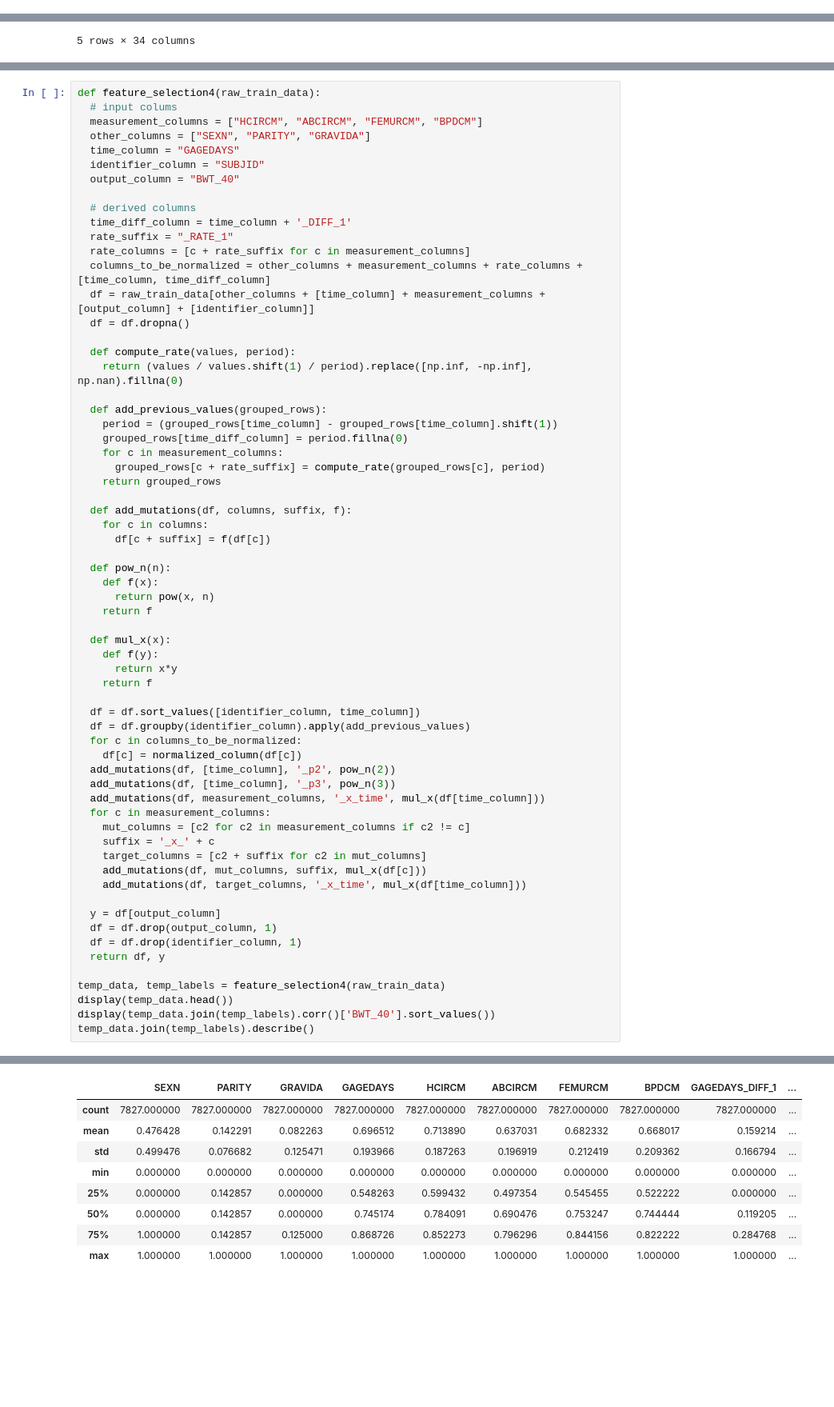
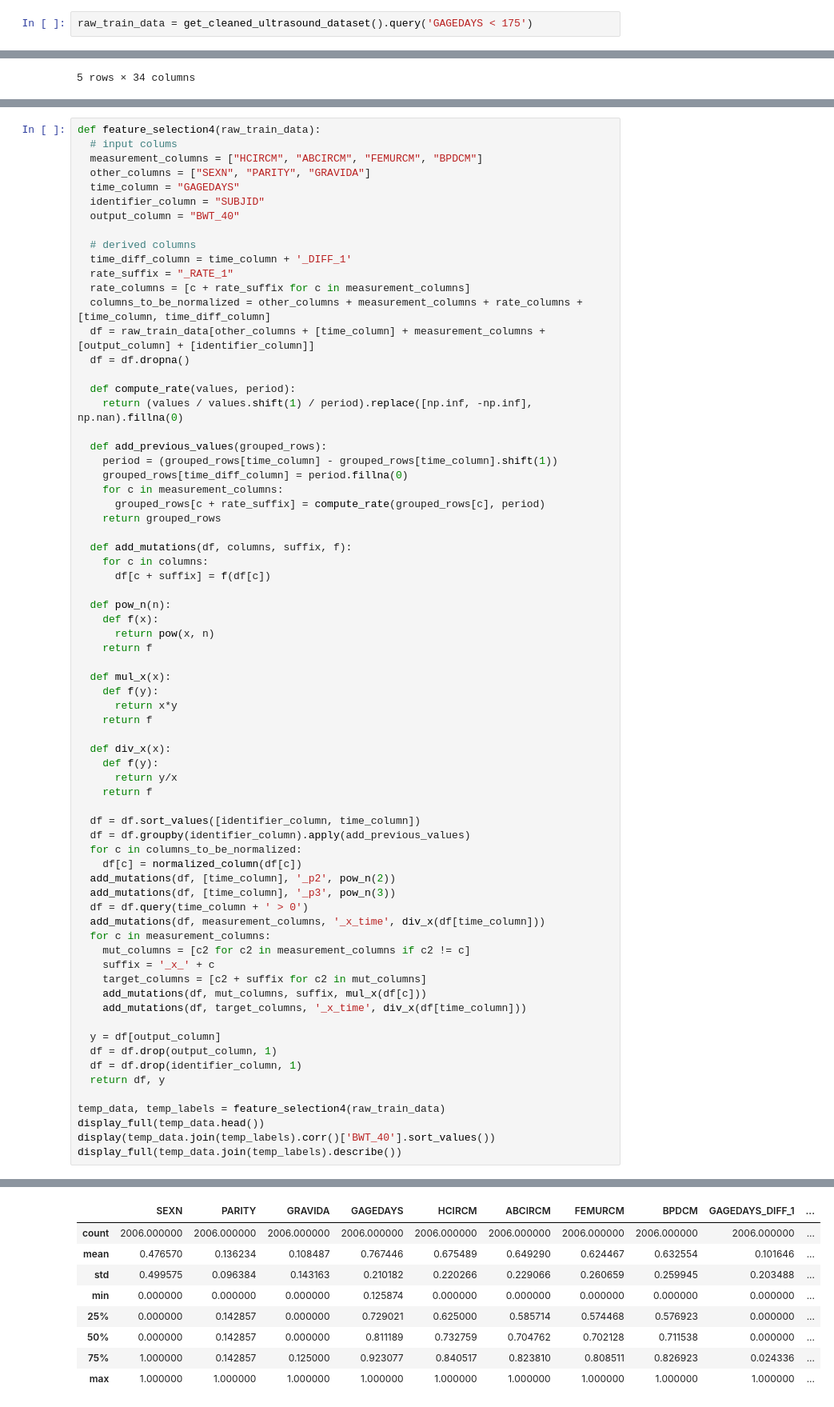
Before and after one commit to de-git/HBGDki-London, a Jupyter notebook: Ultrasound/notebooks/train_ultrasound_python.ipynb, the cells around one changed output, grey strips where cells are left out. Shown: that part at 80% size. Saved outputs shown, nothing was run; the diff lists cells and outputs as text; blank space fills up the shorter version.

```diff
--- a/Ultrasound/notebooks/train_ultrasound_python.ipynb
+++ b/Ultrasound/notebooks/train_ultrasound_python.ipynb
@@ -23,3 +20,5 @@ raw_train_data = raw_train_data.query('AGEDAYS < 0')
+# %%
+raw_train_data = get_cleaned_ultrasound_dataset().query('GAGEDAYS < 175')
 # %%
 raw_train_data.head()
 # %% [output]
@@ -146,19 +145,25 @@ def feature_selection4(raw_train_data):
       return x*y
     return f
 
+  def div_x(x):
+    def f(y):
+      return y/x
+    return f
+
   df = df.sort_values([identifier_column, time_column])
   df = df.groupby(identifier_column).apply(add_previous_values)
   for c in columns_to_be_normalized:
     df[c] = normalized_column(df[c])
   add_mutations(df, [time_column], '_p2', pow_n(2))
   add_mutations(df, [time_column], '_p3', pow_n(3))
-  add_mutations(df, measurement_columns, '_x_time', mul_x(df[time_column]))
+  df = df.query(time_column + ' > 0')
+  add_mutations(df, measurement_columns, '_x_time', div_x(df[time_column]))
   for c in measurement_columns:
     mut_columns = [c2 for c2 in measurement_columns if c2 != c]
     suffix = '_x_' + c
     target_columns = [c2 + suffix for c2 in mut_columns]
     add_mutations(df, mut_columns, suffix, mul_x(df[c]))
-    add_mutations(df, target_columns, '_x_time', mul_x(df[time_column]))
+    add_mutations(df, target_columns, '_x_time', div_x(df[time_column]))
 
   y = df[output_column]
   df = df.drop(output_column, 1)
@@ -166,7 +171,7 @@ def feature_selection4(raw_train_data):
   return df, y
 
 temp_data, temp_labels = feature_selection4(raw_train_data)
-display(temp_data.head())
+display_full(temp_data.head())
 display(temp_data.join(temp_labels).corr()['BWT_40'].sort_values())
-temp_data.join(temp_labels).describe()
+display_full(temp_data.join(temp_labels).describe())
 # %% [output]
@@ -195,11 +203,11 @@ ABCIRCM_x_BPDCM             0.118648
 BWT_40                      1.000000
 Name: BWT_40, dtype: float64
 |  | SEXN | PARITY | GRAVIDA | GAGEDAYS | HCIRCM | ABCIRCM | FEMURCM | BPDCM | GAGEDAYS_DIFF_1 | ... |
-| count | 7827.000000 | 7827.000000 | 7827.000000 | 7827.000000 | 7827.000000 | 7827.000000 | 7827.000000 | 7827.000000 | 7827.000000 | ... |
-| mean | 0.476428 | 0.142291 | 0.082263 | 0.696512 | 0.713890 | 0.637031 | 0.682332 | 0.668017 | 0.159214 | ... |
-| std | 0.499476 | 0.076682 | 0.125471 | 0.193966 | 0.187263 | 0.196919 | 0.212419 | 0.209362 | 0.166794 | ... |
-| min | 0.000000 | 0.000000 | 0.000000 | 0.000000 | 0.000000 | 0.000000 | 0.000000 | 0.000000 | 0.000000 | ... |
-| 25% | 0.000000 | 0.142857 | 0.000000 | 0.548263 | 0.599432 | 0.497354 | 0.545455 | 0.522222 | 0.000000 | ... |
-| 50% | 0.000000 | 0.142857 | 0.000000 | 0.745174 | 0.784091 | 0.690476 | 0.753247 | 0.744444 | 0.119205 | ... |
-| 75% | 1.000000 | 0.142857 | 0.125000 | 0.868726 | 0.852273 | 0.796296 | 0.844156 | 0.822222 | 0.284768 | ... |
+| count | 2006.000000 | 2006.000000 | 2006.000000 | 2006.000000 | 2006.000000 | 2006.000000 | 2006.000000 | 2006.000000 | 2006.000000 | ... |
+| mean | 0.476570 | 0.136234 | 0.108487 | 0.767446 | 0.675489 | 0.649290 | 0.624467 | 0.632554 | 0.101646 | ... |
+| std | 0.499575 | 0.096384 | 0.143163 | 0.210182 | 0.220266 | 0.229066 | 0.260659 | 0.259945 | 0.203488 | ... |
+| min | 0.000000 | 0.000000 | 0.000000 | 0.125874 | 0.000000 | 0.000000 | 0.000000 | 0.000000 | 0.000000 | ... |
+| 25% | 0.000000 | 0.142857 | 0.000000 | 0.729021 | 0.625000 | 0.585714 | 0.574468 | 0.576923 | 0.000000 | ... |
+| 50% | 0.000000 | 0.142857 | 0.000000 | 0.811189 | 0.732759 | 0.704762 | 0.702128 | 0.711538 | 0.000000 | ... |
+| 75% | 1.000000 | 0.142857 | 0.125000 | 0.923077 | 0.840517 | 0.823810 | 0.808511 | 0.826923 | 0.024336 | ... |
 | max | 1.000000 | 1.000000 | 1.000000 | 1.000000 | 1.000000 | 1.000000 | 1.000000 | 1.000000 | 1.000000 | ... |
```
Also changed, not shown: parts of 13 cells of this notebook, 3 other files.
